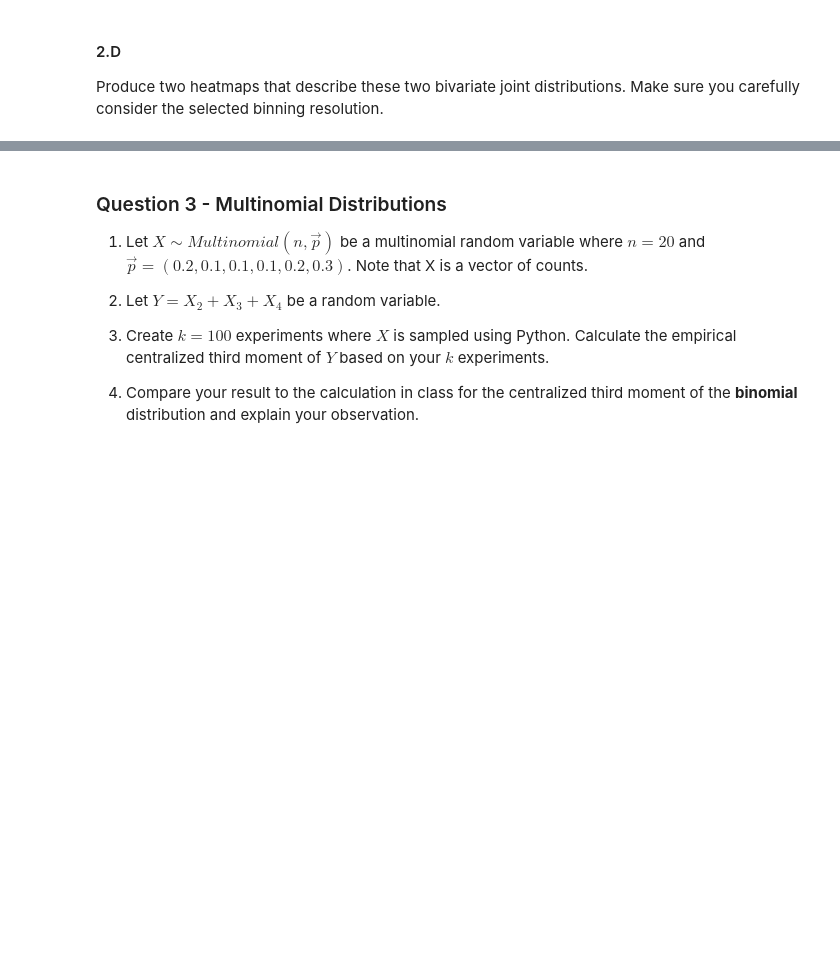
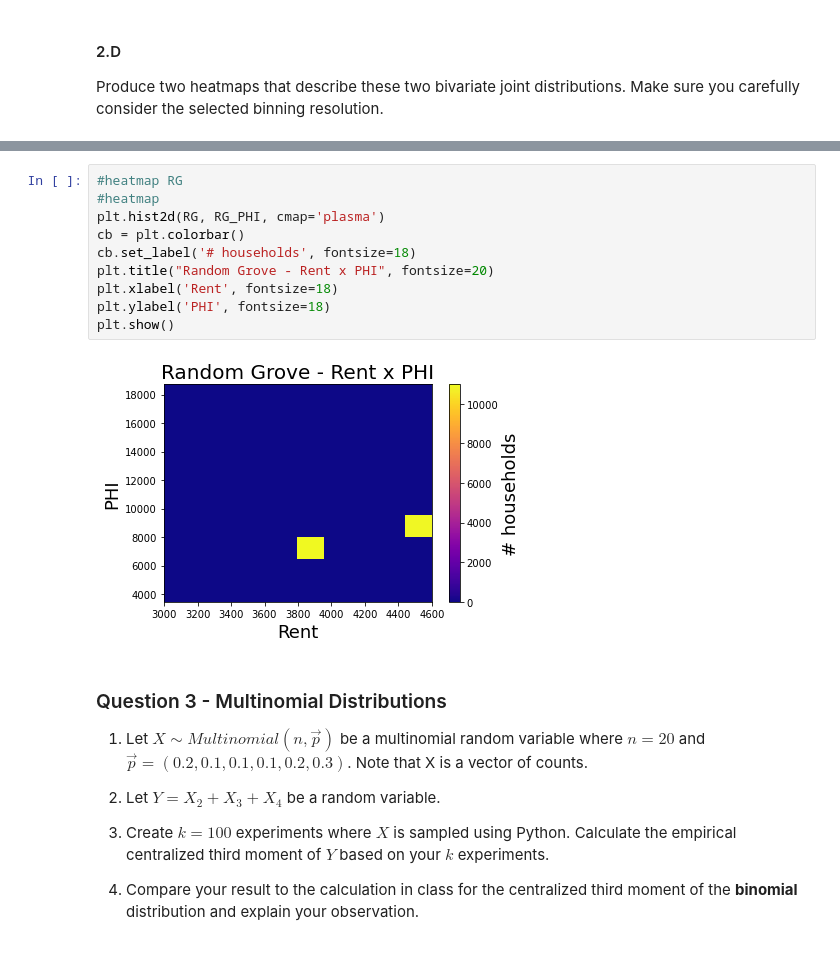
Before and after one commit to leeaz97/SatisticsIDC, a Jupyter notebook: HW1.ipynb, the cells around one changed output, grey strips where cells are left out. Drawn from its saved outputs; the diff is of its cells as text; blank space fills up the shorter version.

```diff
--- a/HW1.ipynb
+++ b/HW1.ipynb
@@ -296,3 +323,15 @@ Produce two heatmaps that describe these two bivariate joint distributions. Make
+# %%
+#heatmap RG
+#heatmap
+plt.hist2d(RG, RG_PHI, cmap='plasma')
+cb = plt.colorbar()
+cb.set_label('# households', fontsize=18)
+plt.title("Random Grove - Rent x PHI", fontsize=20)
+plt.xlabel('Rent', fontsize=18)
+plt.ylabel('PHI', fontsize=18)
+plt.show()
+# %% [output]
+[figure, added]
 # %% [markdown]
 ### Question 3 - Multinomial Distributions
 
```
Also changed, not shown: parts of 6 cells of this notebook.
